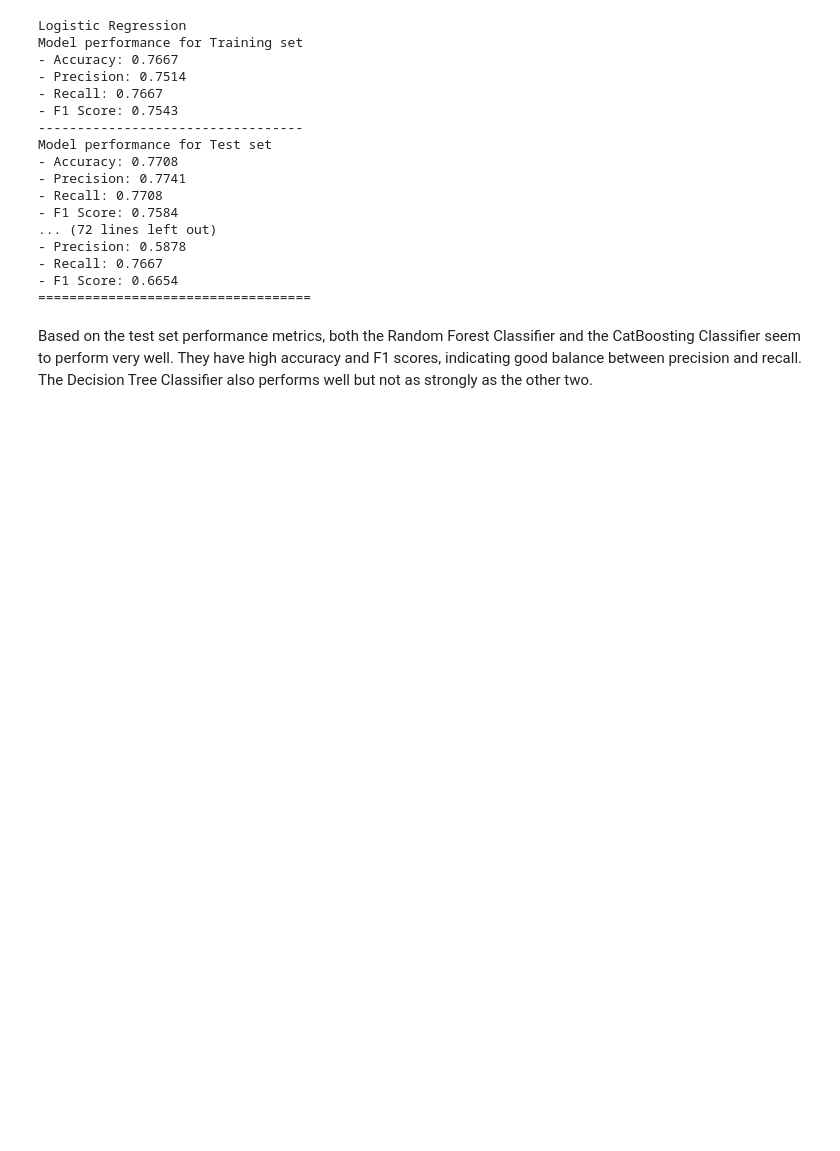
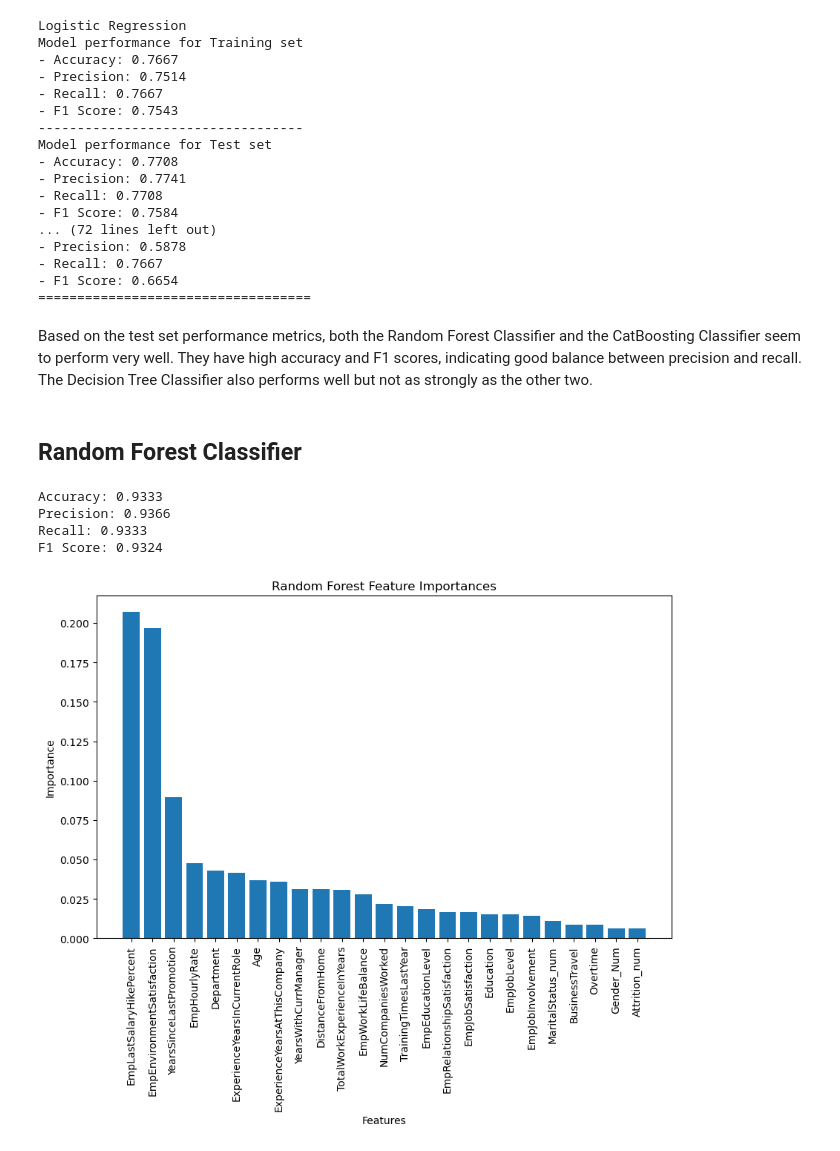
Before and after one commit to Dishantkharkar/Employee-Performance-Analysis---INX-Future-Inc., a Jupyter notebook: src/Models/train_and_predict_model.ipynb, the cells around one changed output. Drawn from its saved outputs; the diff is of its cells as text; code cells hidden in the pictures; blank space fills up the shorter version.

Commit message:
Model Building

```diff
--- a/src/Models/train_and_predict_model.ipynb
+++ b/src/Models/train_and_predict_model.ipynb
@@ -149,3 +147,50 @@ Model performance for Test set
 ===================================
 # %% [markdown]
 Based on the test set performance metrics, both the Random Forest Classifier and the CatBoosting Classifier seem to perform very well. They have high accuracy and F1 scores, indicating good balance between precision and recall. The Decision Tree Classifier also performs well but not as strongly as the other two.
+# %% [markdown]
+## **Random Forest Classifier**
+# %%
+# Create a Random Forest Classifier
+rf_classifier = RandomForestClassifier(n_estimators=100, random_state=42)  # You can adjust hyperparameters as needed
+
+# Fit the model on the training data
+rf_classifier.fit(x_train, y_train)
+
+# Make predictions on the test data
+y_pred = rf_classifier.predict(x_test)
+
+# Evaluate the model's performance
+accuracy = accuracy_score(y_test, y_pred)
+precision = precision_score(y_test, y_pred, average='weighted')
+recall = recall_score(y_test, y_pred, average='weighted')
+f1 = f1_score(y_test, y_pred, average='weighted')
+
+# Print the performance metrics
+print("Accuracy: {:.4f}".format(accuracy))
+print("Precision: {:.4f}".format(precision))
+print("Recall: {:.4f}".format(recall))
+print("F1 Score: {:.4f}".format(f1))
+# %% [output]
+Accuracy: 0.9333
+Precision: 0.9366
+Recall: 0.9333
+F1 Score: 0.9324
+# %%
+import matplotlib.pyplot as plt
+
+feature_importances = rf_classifier.feature_importances_
+feature_names = x.columns
+
+# Sort features by importance
+sorted_indices = feature_importances.argsort()[::-1]
+
+# Plot the feature importances
+plt.figure(figsize=(10, 6))
+plt.bar(range(len(feature_importances)), feature_importances[sorted_indices])
+plt.xticks(range(len(feature_importances)), [feature_names[i] for i in sorted_indices], rotation=90)
+plt.xlabel('Features')
+plt.ylabel('Importance')
+plt.title('Random Forest Feature Importances')
+plt.show()
+# %% [output]
+[figure, added]
```
Also changed, not shown: parts of 1 cell of this notebook.
